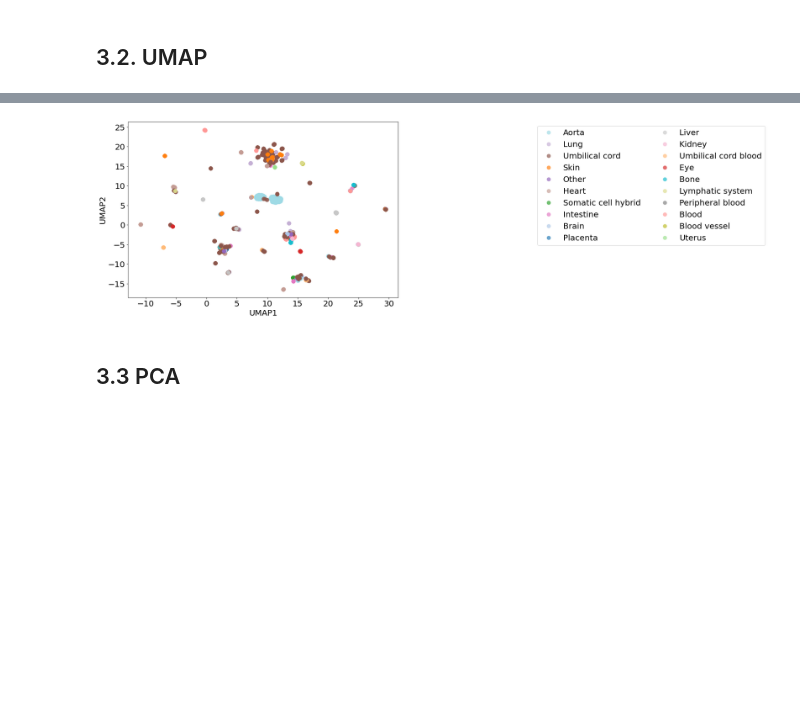
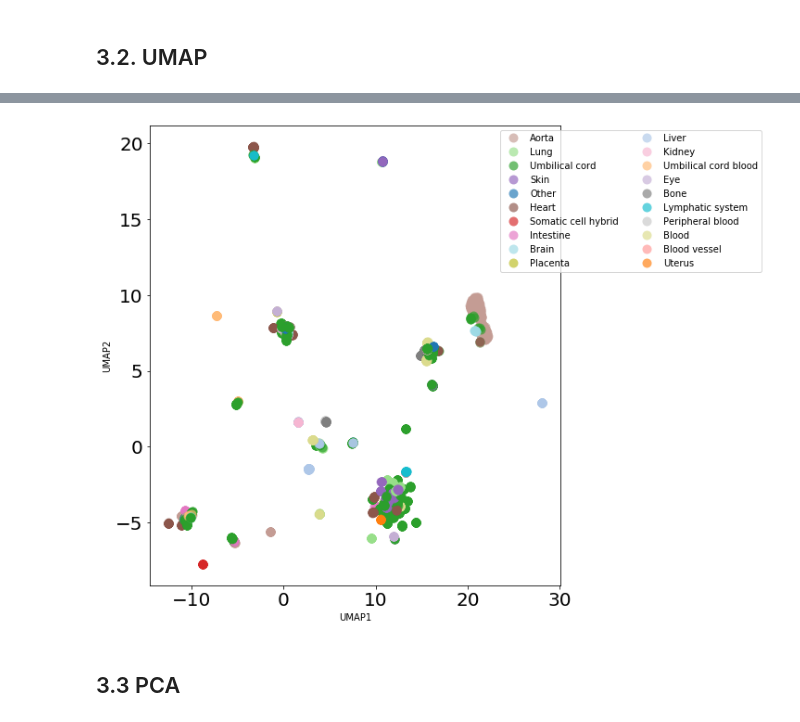
Before and after one commit to farhad-zare/Endo-Gene-, a Jupyter notebook: TSNE& Umap/dimensionality_reduction_analysis.ipynb, the cells around one changed output, grey strips where cells are left out. Cells and saved outputs as stored; diff of their text form; code cells hidden in the pictures; blank space fills up the shorter version.

Commit message:
Umap and t-sne with pdf

```diff
--- a/TSNE& Umap/dimensionality_reduction_analysis.ipynb
+++ b/TSNE& Umap/dimensionality_reduction_analysis.ipynb
@@ -21,7 +21,7 @@ metadata_folder = '/Users/farhadzare/Desktop/Endothelium/metadata/'
 # %%
 # restrict df to generic temporal variables. Use variable names that reflect their contents
 expression = pandas.read_csv(optimal_data_set_file)
-expression.drop(["Unnamed: 0"], axis='columns', inplace=True)
+#expression.drop(["Unnamed: 0"], axis='columns', inplace=True)
 expression = expression.set_index("Feature")
 expression.rename_axis(None, inplace=True)
 
@@ -329,3 +375,24 @@ Wall time: 10.9 s
 # %%
 # testing_values = numpy.linspace(25, 300, 25).astype('int')
 # testing_values
+# %%
+%%time
+for t in range(240,300,10):
+    for j in ['cosine','correlation']:
+            embedded = umap.UMAP(n_neighbors=t, min_dist=0, metric=j).fit_transform(transpose_expression_qn)
+            matplotlib.pyplot.figure(figsize=(12, 8))
+            tagged_tissue = []
+            for i in range(len(embedded)):
+                x = embedded[i, 0]
+                y = embedded[i, 1]
+                tissue = tissues_of_origin[i]
+                if tissue not in tagged_tissue:
+                    matplotlib.pyplot.plot(x, y, 'o', color=working_colors[i], alpha=2/3, ms=10, mew=0, label=tissue)
+                    tagged_tissue.append(tissue)
+                else:
+                    matplotlib.pyplot.plot(x, y, 'o', color=working_colors[i], alpha=2/3, ms=10, mew=0)
+            matplotlib.pyplot.legend(bbox_to_anchor=(1.5, 1), ncol=2)
+            matplotlib.pyplot.xlabel('UMAP1')
+            matplotlib.pyplot.ylabel('UMAP2')
+            matplotlib.pyplot.tight_layout(pad=2)
+            matplotlib.pyplot.savefig(f'figures_umap{t,j}.pdf')
@@ -332,16 +414,13 @@ Wall time: 10.9 s
 # %%
 %%time
 
-embedded = umap.UMAP(n_neighbors=80, min_dist=0.1, metric='cosine', random_state=9).fit_transform(transpose_expression_qn)
-
+embedded = umap.UMAP(n_neighbors=250, min_dist=0, metric='cosine').fit_transform(transpose_expression_qn)
 matplotlib.pyplot.figure(figsize=(12, 8))
 tagged_tissue = []
-
 for i in range(len(embedded)):
     x = embedded[i, 0]
     y = embedded[i, 1]
     tissue = tissues_of_origin[i]
-
     if tissue not in tagged_tissue:
         matplotlib.pyplot.plot(x, y, 'o', color=working_colors[i], alpha=2/3, ms=10, mew=0, label=tissue)
         tagged_tissue.append(tissue)
@@ -352,5 +431,5 @@ matplotlib.pyplot.legend(bbox_to_anchor=(1.5, 1), ncol=2)
 matplotlib.pyplot.xlabel('UMAP1')
 matplotlib.pyplot.ylabel('UMAP2')
 matplotlib.pyplot.tight_layout(pad=2)
-#matplotlib.pyplot.savefig('figures/umap.{}.pdf'.format(value))
+matplotlib.pyplot.savefig('figures_umap(252,correlation).pdf')
 # %% [output]
@@ -359,4 +438,4 @@ Wall time: 28.7 s
-[figure, old version]
+[figure, new version]
 # %% [markdown]
 ## 3.3 PCA
 # %%
```
Also changed, not shown: parts of 15 cells of this notebook, 16 other files.
